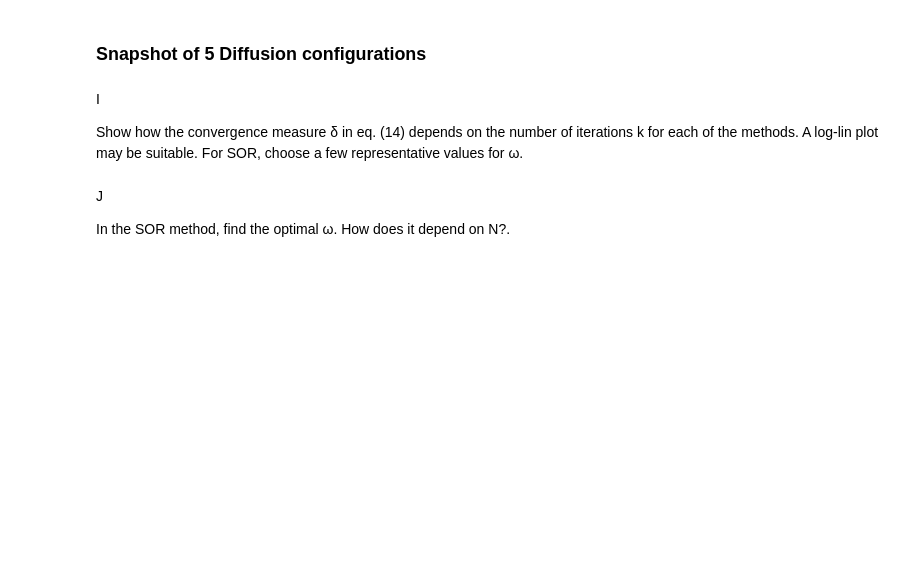
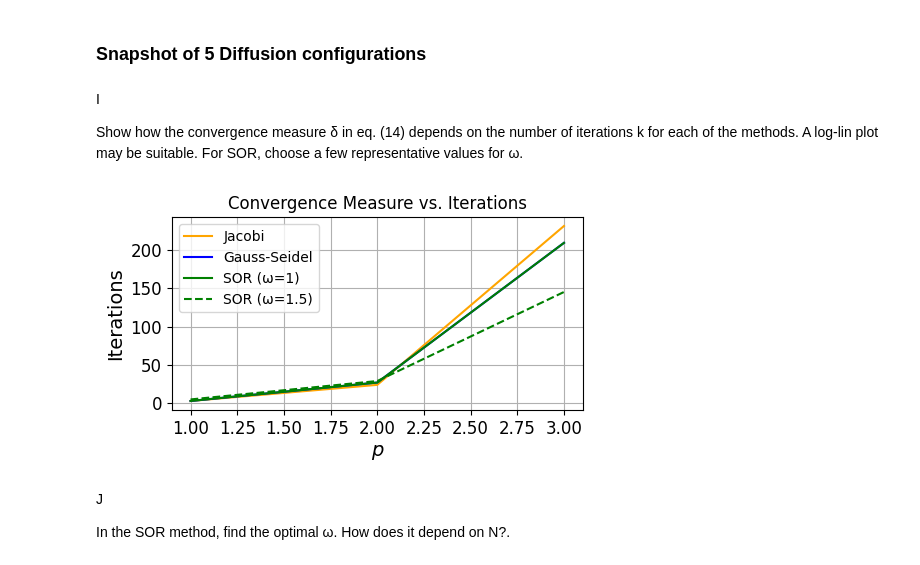
Before and after one commit to koolencharlotte/Scientific_Computing_1, a Jupyter notebook: main.ipynb, the cells around one changed output. Cells and saved outputs as stored; diff of their text form; code cells hidden in the pictures; blank space fills up the shorter version.

Commit message:
new colors and linestyles for plots

```diff
--- a/main.ipynb
+++ b/main.ipynb
@@ -14,6 +14,8 @@ from IPython.display import HTML
 # %%
 import src.solutions as solutions
 import src.visualizations as visualizations
+# %%
+colors = ["orange", "blue", "green", "purple", "brown"]
 # %% [markdown]
 ## Part 1
 # %% [markdown]
@@ -123,17 +125,19 @@ Show how the convergence measure δ in eq. (14) depends on the number
 # %%
 # parameters
 p_values = np.arange(1, 10)
 omegas = [1, 1.5]
 N = 50
 max_iters = 10000
 
 iterations_jacobi = [solutions.sequential_jacobi(N=N, tol=10.0**-p, max_iters=max_iters) for p in p_values]
+
 iterations_gauss_seidel = [solutions.sequential_gauss_seidel(N=N, tol=10.0**-p, max_iters=max_iters) for p in p_values]
 
-for omega in omegas:
-    iterations_sor = [solutions.sequential_SOR(N=N, tol=10.0**-p, max_iters=max_iters, omega=omega) for p in p_values]
+iterations_sor = {omega: [solutions.sequential_SOR(N=N, tol=10.0**-p, max_iters=max_iters, omega=omega) for p in p_values] for omega in omegas}
 
-visualizations.visualization_1i(p_values, iterations_jacobi, iterations_gauss_seidel, iterations_sor)
+visualizations.visualization_1i(p_values, iterations_jacobi, iterations_gauss_seidel, iterations_sor, colors=colors)
+# %% [output]
+[figure, added]
 # %% [markdown]
 J
 
```
Also changed, not shown: parts of 1 cell of this notebook, 4 other files.
